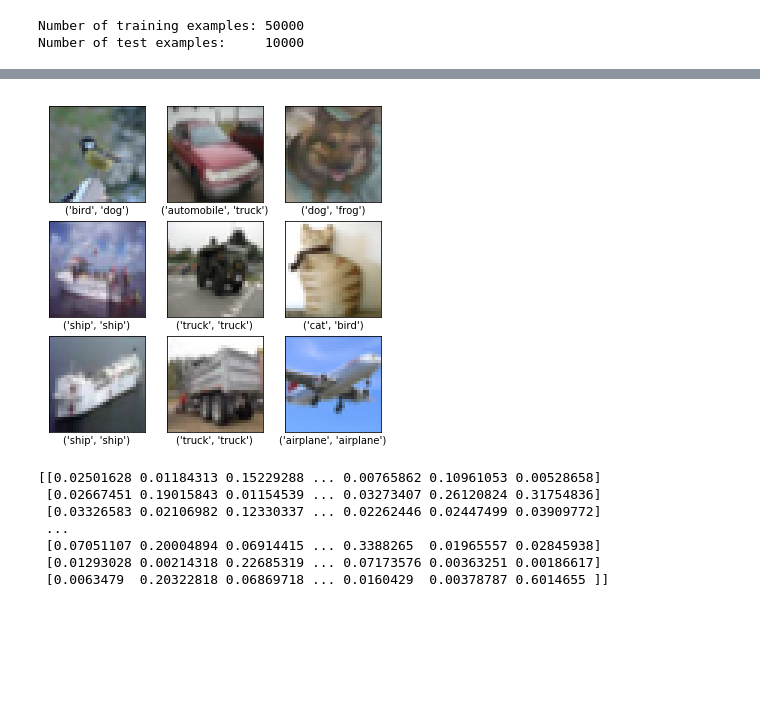
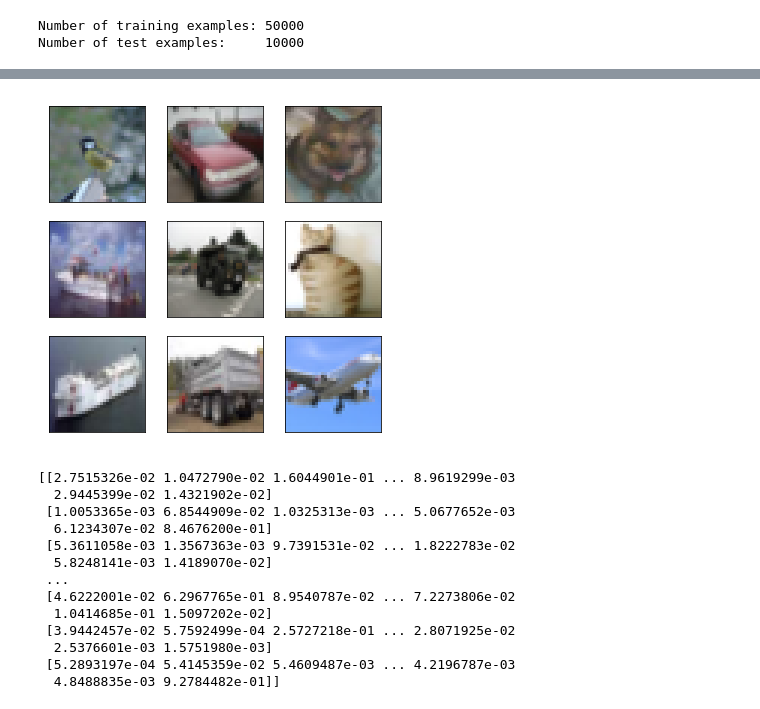
Before and after one commit to erickgrm/deep-learning, a Jupyter notebook: denseCifar10.ipynb, the cells around one changed output, grey strips where cells are left out. Drawn from its saved outputs; the diff is of its cells as text; code cells hidden in the pictures; blank space fills up the shorter version.

```diff
--- a/denseCifar10.ipynb
+++ b/denseCifar10.ipynb
@@ -39,7 +39,7 @@ for (image, label) in test_dataset.take(9):
     image = image.numpy().reshape((32,32,3))
     plt.subplot(3,3,i+1)
     plt.imshow(image)#, cmap= plt.cm.binary)
-    plt.xlabel(class_names[label])
+    plt.xlabel(class_names[label], color='white')
     plt.xticks([])
     plt.yticks([])
     i += 1
@@ -67,5 +67,5 @@ train_dataset = train_dataset.repeat().shuffle(train_size).batch(BATCH_SIZE)
 test_dataset_batched = test_dataset.batch(BATCH_SIZE)
 # %%
 # Training model
-model.fit(train_dataset, epochs=3, verbose=True, steps_per_epoch=np.ceil(train_size/BATCH_SIZE))
+model.fit(train_dataset, epochs=15, verbose=True, steps_per_epoch=np.ceil(train_size/BATCH_SIZE))
 # %% [output]
@@ -91,25 +103,31 @@ predictions = model.predict(test_dataset_batched)
 # %%
 # Print example and its predicted class
 plt.figure(figsize=(6,6))
 i = 0
 for (image, label) in test_dataset.take(9):
     image = image.numpy().reshape((32,32,3))
     plt.subplot(3,3,i+1)
     plt.imshow(image, cmap= plt.cm.binary)
-    plt.xlabel((class_names[label], class_names[predictions[i].argmax()]))#
+    plt.xlabel((class_names[label], class_names[predictions[i].argmax()]), color='white')#
     plt.xticks([])
     plt.yticks([])
     i += 1
 plt.show()
 # %% [output]
-[figure, old version]
+[figure, new version]
 # %%
 print(predictions)
 # %% [output]
-[[0.02501628 0.01184313 0.15229288 ... 0.00765862 0.10961053 0.00528658]
- [0.02667451 0.19015843 0.01154539 ... 0.03273407 0.26120824 0.31754836]
- [0.03326583 0.02106982 0.12330337 ... 0.02262446 0.02447499 0.03909772]
+[[2.7515326e-02 1.0472790e-02 1.6044901e-01 ... 8.9619299e-03
+  2.9445399e-02 1.4321902e-02]
+ [1.0053365e-03 6.8544909e-02 1.0325313e-03 ... 5.0677652e-03
+  6.1234307e-02 8.4676200e-01]
+ [5.3611058e-03 1.3567363e-03 9.7391531e-02 ... 1.8222783e-02
+  5.8248141e-03 1.4189070e-02]
  ...
- [0.07051107 0.20004894 0.06914415 ... 0.3388265  0.01965557 0.02845938]
- [0.01293028 0.00214318 0.22685319 ... 0.07173576 0.00363251 0.00186617]
- [0.0063479  0.20322818 0.06869718 ... 0.0160429  0.00378787 0.6014655 ]]
+ [4.6222001e-02 6.2967765e-01 8.9540787e-02 ... 7.2273806e-02
+  1.0414685e-01 1.5097202e-02]
+ [3.9442457e-02 5.7592499e-04 2.5727218e-01 ... 2.8071925e-02
+  2.5376601e-03 1.5751980e-03]
+ [5.2893197e-04 5.4145359e-02 5.4609487e-03 ... 4.2196787e-03
+  4.8488835e-03 9.2784482e-01]]
```
Also changed, not shown: parts of 3 cells of this notebook, 1 other file.
